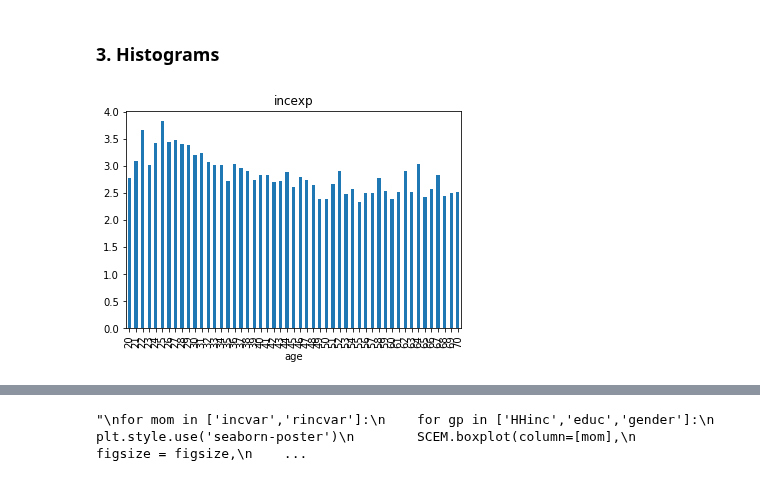
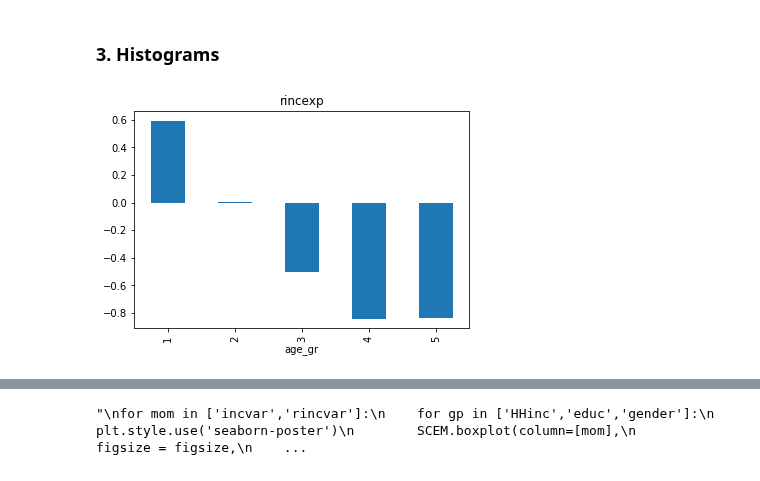
Before and after one commit to iworld1991/IncExpProject, a Jupyter notebook: WorkingFolder/PythonCode/MicroRiskProfile.ipynb, the cells around one changed output, grey strips where cells are left out. Drawn from its saved outputs; the diff is of its cells as text; code cells hidden in the pictures.

Commit message:
plot barplots for different age and cohort group.

```diff
--- a/WorkingFolder/PythonCode/MicroRiskProfile.ipynb
+++ b/WorkingFolder/PythonCode/MicroRiskProfile.ipynb
@@ -68,7 +68,8 @@ vars_job = ['Q10_1',  # full-time
 
 vars_demog_sub = ['Q32',  ## age
                   'Q33',  ## gender
-                  'Q36']  ## education (1-8 low to high, 9 other)
+                  'Q36',  ## education (1-8 low to high, 9 other)
+                  'byear'] ## year of birth
 
 vars_decision = ['Q26v2',  ## spending growth or decrease next year
                  'Q26v2part2']  # household spending growth
@@ -183,10 +184,18 @@ SCEM.replace(cleanup_nums,
 SCEM['age_gr'] = pd.cut(SCEM['age'],
                         5,
                         labels=[1,2,3,4,5])
+
+
+## create cohort group
+
+
+SCEM['byear_gr'] = pd.cut(SCEM['byear'],
+                          6,
+                         labels = ['40s','50s','60s','70s','80s','90s'])
 # %%
 ## categorical variables
 
-vars_cat = ['HHinc','fulltime','parttime','selfemp','gender','educ','userid','date']
+vars_cat = ['HHinc','fulltime','parttime','selfemp','gender','educ','userid','date','byear']
 
 for var in vars_cat:
     SCEM[var] = pd.Categorical(SCEM[var],ordered = False)
@@ -201,9 +210,9 @@ sns.heatmap(SCEM.corr(), annot=True)
 # %% [markdown]
 ###  3. Histograms
 # %%
-## by ages
+## by age
 
-for mom in ['incexp']:
-    SCEM.groupby('age')[mom].mean().plot.bar(title = mom)
+for mom in ['rincexp']:
+    SCEM.groupby('age_gr')[mom].mean().plot.bar(title = mom)
 # %% [output]
-[figure, old version]
+[figure, new version]
```
Also changed, not shown: parts of 3 cells of this notebook, 1 other file.
